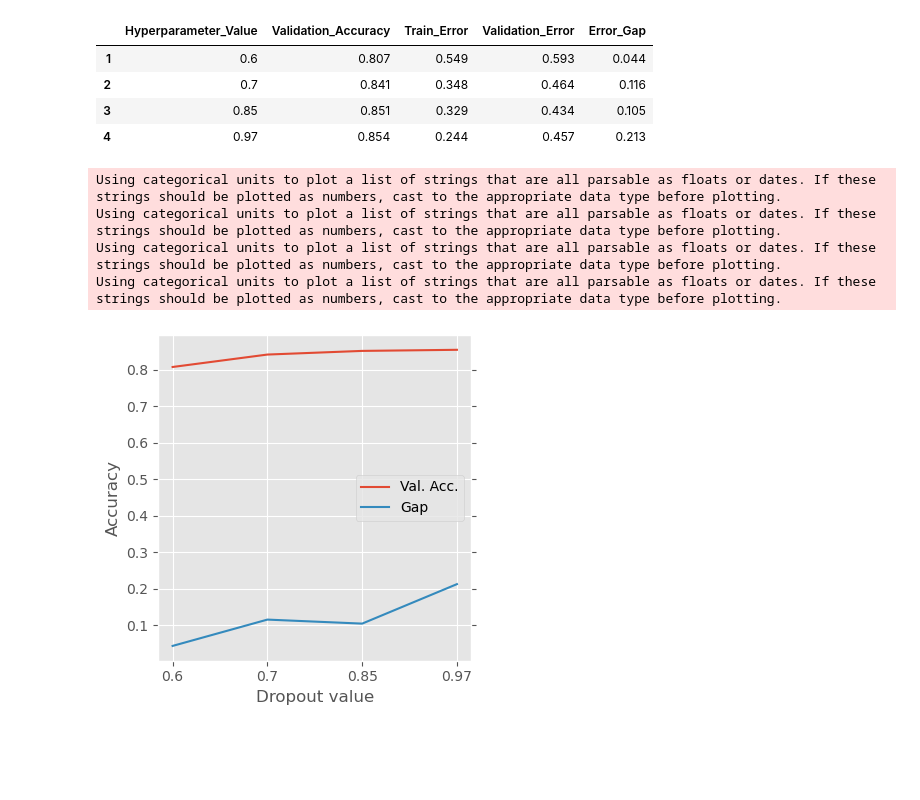
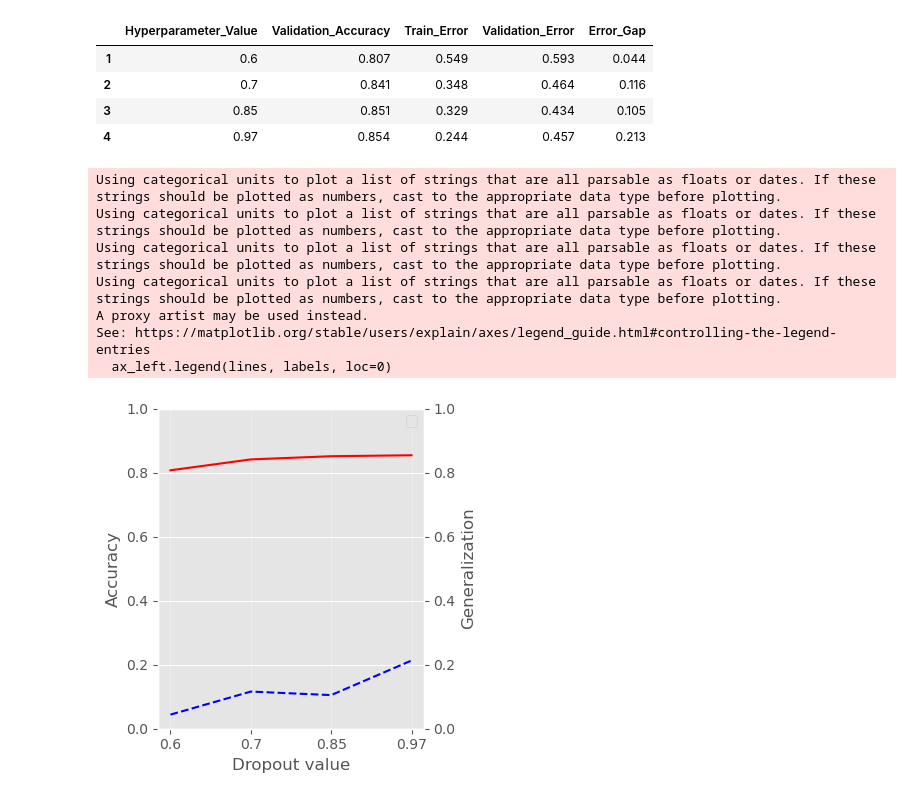
Before and after one commit to hallaemilia/mlpractical, a Jupyter notebook: notebooks/DropoutExperiments.ipynb, the cells around one changed output. Saved outputs shown, nothing was run; the diff lists cells and outputs as text; code cells hidden in the pictures; blank space fills up the shorter version.

```diff
--- a/notebooks/DropoutExperiments.ipynb
+++ b/notebooks/DropoutExperiments.ipynb
@@ -109,22 +88,37 @@ dropout_data.head(5)
 # %%
 # Plotting the Validation Accuracy and Generalisation Gap (difference between validation and training error) for each of the experiment results varying the Dropout inclusion rate
 
 dropout_plot = plt.figure(figsize=(4,4))
-ax_dropout = dropout_plot.add_subplot(111)
+ax_left = dropout_plot.add_subplot(111)
+ax_right = ax_left.twinx()
 
-ax_dropout.plot(dropout_data['Hyperparameter_Value'], dropout_data['Validation_Accuracy'], label='Val. Acc.')
-ax_dropout.plot(dropout_data['Hyperparameter_Value'], dropout_data['Error_Gap'], label='Gap')
+line_acc = ax_left.plot(dropout_data['Hyperparameter_Value'], dropout_data['Validation_Accuracy'], label='Val. Acc.', color='red')
+
+line_gap = ax_right.plot(dropout_data['Hyperparameter_Value'], dropout_data['Error_Gap'], label='Gap', color='blue', linestyle='dashed')
 
 
-ax_dropout.legend(loc=0)
-ax_dropout.set_xlabel('Dropout value')
-ax_dropout.set_ylabel('Accuracy')
-ax_dropout.yaxis.set_ticks_position('both')  # Show ticks on both sides
+# ax_left.legend(loc=0)
+ax_left.set_xlabel('Dropout value')
+ax_left.set_ylabel('Accuracy')
+ax_left.set_ylim(0.0, 1.0)
+
+ax_right.set_ylabel('Generalization')
+ax_right.set_ylim(0.0, 1.0)
+
+lines = [line_acc, line_gap]
+labels = [l[0].get_label() for l in lines]
+ax_left.legend(lines, labels, loc=0)
+ax_left.grid(True, alpha=0.3)
+
+
 dropout_plot.tight_layout()
 dropout_plot.savefig('/Users/hallaei/UoE/mlp/mlpractical/report/figures/dropout_plot.png')
 # %% [output]
 Using categorical units to plot a list of strings that are all parsable as floats or dates. If these strings should be plotted as numbers, cast to the appropriate data type before plotting.
 Using categorical units to plot a list of strings that are all parsable as floats or dates. If these strings should be plotted as numbers, cast to the appropriate data type before plotting.
 Using categorical units to plot a list of strings that are all parsable as floats or dates. If these strings should be plotted as numbers, cast to the appropriate data type before plotting.
 Using categorical units to plot a list of strings that are all parsable as floats or dates. If these strings should be plotted as numbers, cast to the appropriate data type before plotting.
+A proxy artist may be used instead.
+See: https://matplotlib.org/stable/users/explain/axes/legend_guide.html#controlling-the-legend-entries
+  ax_left.legend(lines, labels, loc=0)
-[figure, old version]
+[figure, new version]
```
Also changed, not shown: parts of 1 cell of this notebook, 15 other files.
